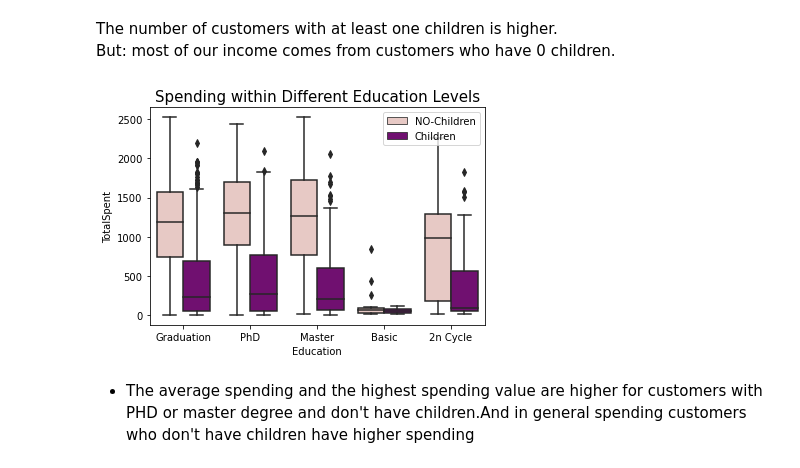
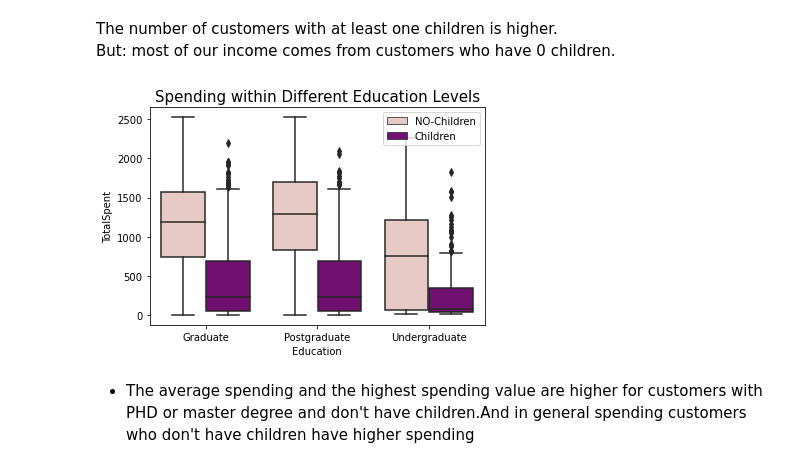
Before and after one commit to Pulpkoki/Unit-9, a Jupyter notebook: Customer Personality Analysis.ipynb, the cells around one changed output. Saved outputs shown, nothing was run; the diff lists cells and outputs as text; code cells hidden in the pictures.

```diff
--- a/Customer Personality Analysis.ipynb
+++ b/Customer Personality Analysis.ipynb
@@ -303 +311,9 @@ Name: Marital_Status, dtype: int64
 df["TotalSpent"]=df['MntMeatProducts']+df['MntFishProducts']+df['MntSweetProducts']+df['MntGoldProds']+df['MntFruits']+df['MntWines']
+# %%
+# Total number of accepted campaigns
+df['Total_Acc_Cmp'] = df['AcceptedCmp1'] + df['AcceptedCmp2'] + df['AcceptedCmp3'] + df['AcceptedCmp4'] + df['AcceptedCmp5'] + df['Response']
+# %%
+#Segmenting education levels in three groups
+df["Education"]=df["Education"].replace({"Basic":"Undergraduate","2n Cycle":"Undergraduate", "Graduation":"Graduate", "Master":"Postgraduate", "PhD":"Postgraduate"})
+
+df["Education"].unique()
@@ -305,7 +323,7 @@ df["TotalSpent"]=df['MntMeatProducts']+df['MntFishProducts']+df['MntSweetProduct
 #adding column for having children or not in general,either they are kids or teens
 df["TotalChildren"]=df['Kidhome']+df['Teenhome']
 
-df["Children"] = df["TotalChildren"].apply(lambda x: 'NO-Children' if x == 0 else 'Children')
+df["Children"] = df["TotalChildren"].apply(lambda x: 0 if x == 0 else 1)
 # %%
 df["Children"]
 # %% [output]
@@ -481,12 +499,12 @@ fig.show()
 The number of customers with at least one children is higher. \
 But: most of our income comes from customers who have 0 children.
 # %%
-sns.boxplot(df["Education"],df["TotalSpent"],hue=df["Children"],palette=["#ECC5C0", "#800080"])
+sns.boxplot(df["Education"],newdf["TotalSpent"],hue=df["Children"],palette=["#ECC5C0", "#800080"])
 plt.legend(loc='upper right')
 plt.title("Spending within Different Education Levels",fontsize=15)
 fig.show()
 # %% [output]
-[figure, old version]
+[figure, new version]
 # %% [markdown]
 - The average spending and the highest spending value are higher for customers  with PHD or master degree and don't have children.And in general spending  customers who don't have children have higher spending
 # %% [markdown]
```
Also changed, not shown: parts of 41 cells of this notebook.
